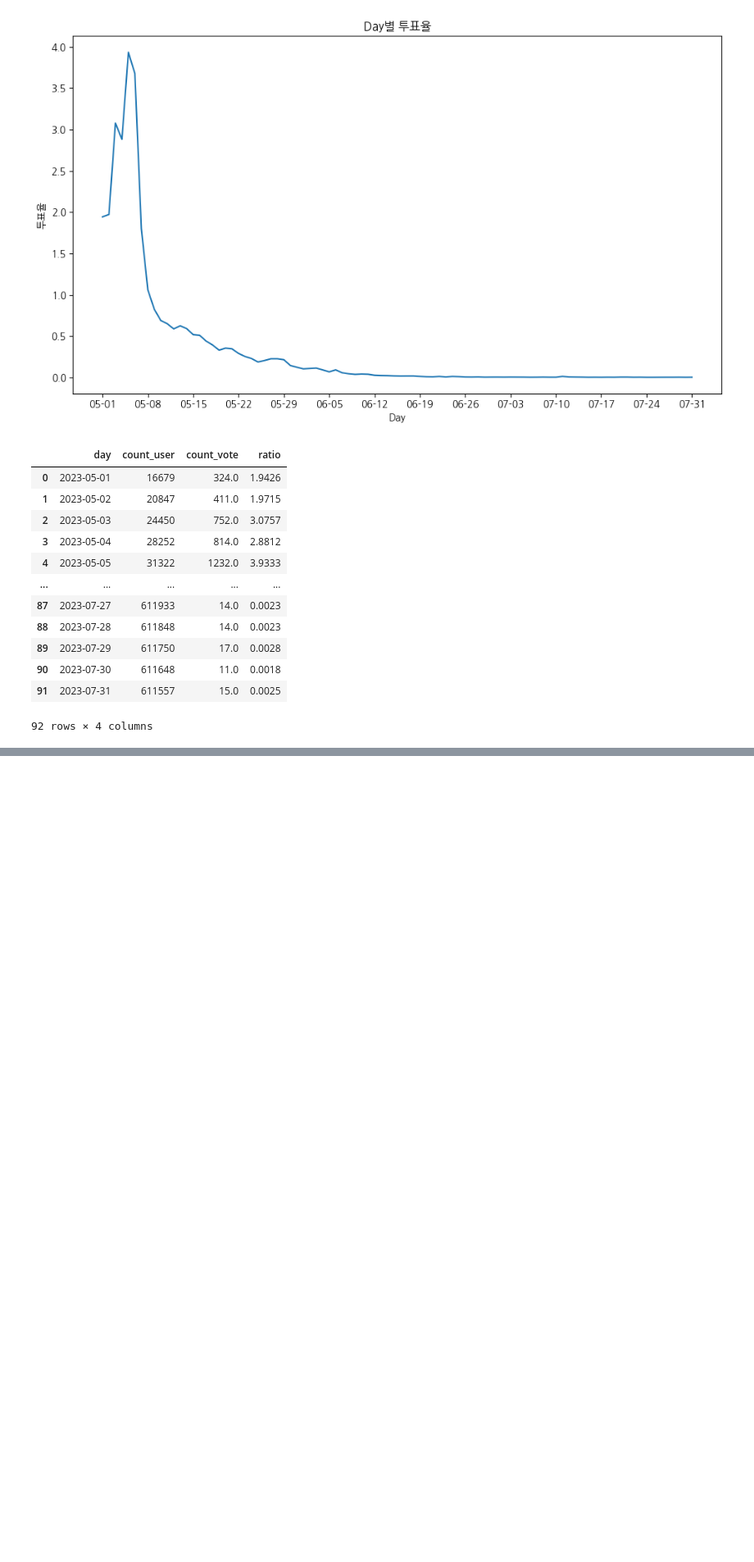
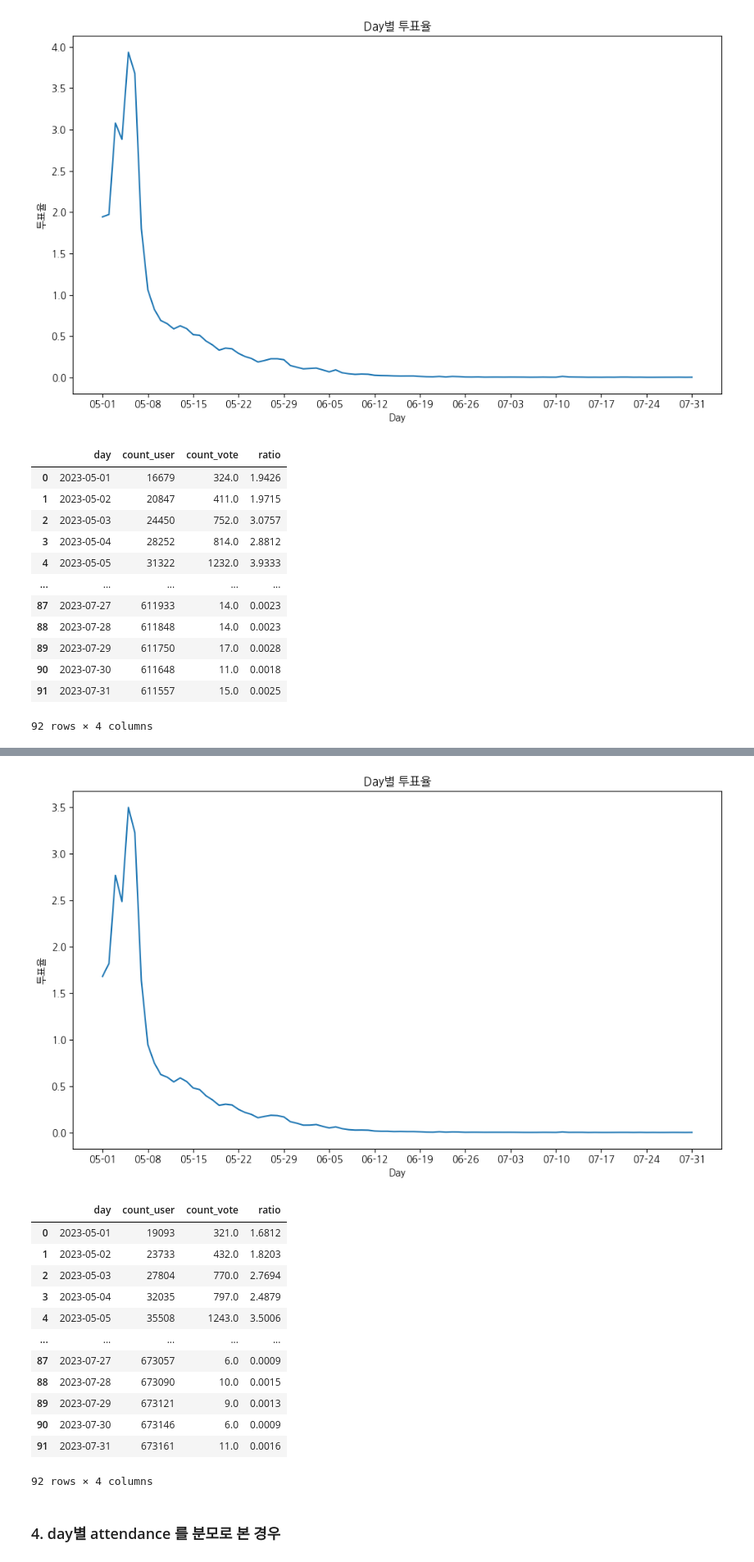
Before and after one commit to saeraniren/advanced_project, a Jupyter notebook: KPI.ipynb, the cells around one changed output, grey strips where cells are left out. Shown at 82% size. Cells and saved outputs as stored; diff of their text form; code cells hidden in the pictures; blank space fills up the shorter version.

```diff
--- a/KPI.ipynb
+++ b/KPI.ipynb
@@ -27,11 +27,11 @@ def daycounter(df):
         mask2 = df['created_at'] < day1
 
         try:
-            result[day.strftime('%Y-%m-%d')] = df.loc[(mask1) & (mask2), 'user_id'].nunique()
+            result[day0.strftime('%Y-%m-%d')] = df.loc[(mask1) & (mask2), 'user_id'].nunique()
         except:
-            result[day.strftime('%Y-%m-%d')] = df.loc[(mask1) & (mask2), 'id'].nunique()
+            result[day0.strftime('%Y-%m-%d')] = df.loc[(mask1) & (mask2), 'id'].nunique()
 
-        if day1 > pd.to_datetime('2023-08-01'):
+        if day1 >= pd.to_datetime('2023-08-01'):
             break
         day0 = day0 + pd.Timedelta(days=1)
         day1 = day1 + pd.Timedelta(days=1)
@@ -157,6 +141,8 @@ Q. withdraw한 유저가 account에 존재하는가? (탈퇴한 회원의 기록
 import matplotlib.dates as mdates
 
 def index_maker(cul_user_df, day_vote_user_df):
+    cul_user_df['day'] = pd.to_datetime(cul_user_df['day'])
+    day_vote_user_df['day'] = pd.to_datetime(day_vote_user_df['day'])
 
     merged_df = pd.merge(cul_user_df, day_vote_user_df, on ='day', suffixes=['_user','_vote'], how = 'left')
     merged_df = merged_df.iloc[:-1]
@@ -168,7 +154,7 @@ def index_maker(cul_user_df, day_vote_user_df):
 
 # 지표 라인 그래프 그리기
 def index_graph(merged_df):
-    merged_df['day'] = pd.to_datetime(merged_df['day'])
+
     plt.figure(figsize=(10,6))
     ax = sns.lineplot(data=merged_df, x='day', y='ratio')
 
@@ -226,0 +217,7 @@ merged_df = index_maker(cul_user_withdraw_df, day_vote_user_df)
+# %%
+
+polls_qusetionset_df = ds.votes.polls_questionset()
+polls_qusetionset_df = polls_qusetionset_df.loc[polls_qusetionset_df['status']=='F']
+polls_qusetionset_df = polls_qusetionset_df.loc[polls_qusetionset_df['created_at'] < '2023-08-01']
+day_questionset_vote_user_df = daycounter(polls_qusetionset_df)
+day_questionset_vote_user_df
@@ -226,0 +240,20 @@ merged_df = index_maker(cul_user_withdraw_df, day_vote_user_df)
+# %%
+index_maker(cul_user_df, day_questionset_vote_user_df)
+print("")
+# %% [output]
+[figure, added]
+|  | day | count_user | count_vote | ratio |
+| 0 | 2023-05-01 | 19093 | 321.0 | 1.6812 |
+| 1 | 2023-05-02 | 23733 | 432.0 | 1.8203 |
+| 2 | 2023-05-03 | 27804 | 770.0 | 2.7694 |
+| 3 | 2023-05-04 | 32035 | 797.0 | 2.4879 |
+| 4 | 2023-05-05 | 35508 | 1243.0 | 3.5006 |
+| ... | ... | ... | ... | ... |
+| 87 | 2023-07-27 | 673057 | 6.0 | 0.0009 |
+| 88 | 2023-07-28 | 673090 | 10.0 | 0.0015 |
+| 89 | 2023-07-29 | 673121 | 9.0 | 0.0013 |
+| 90 | 2023-07-30 | 673146 | 6.0 | 0.0009 |
+| 91 | 2023-07-31 | 673161 | 11.0 | 0.0016 |
+92 rows × 4 columns
+# %% [markdown]
+### 4. day별 attendance 를 분모로 본 경우
```
Also changed, not shown: parts of 21 cells of this notebook, 1 other file.
